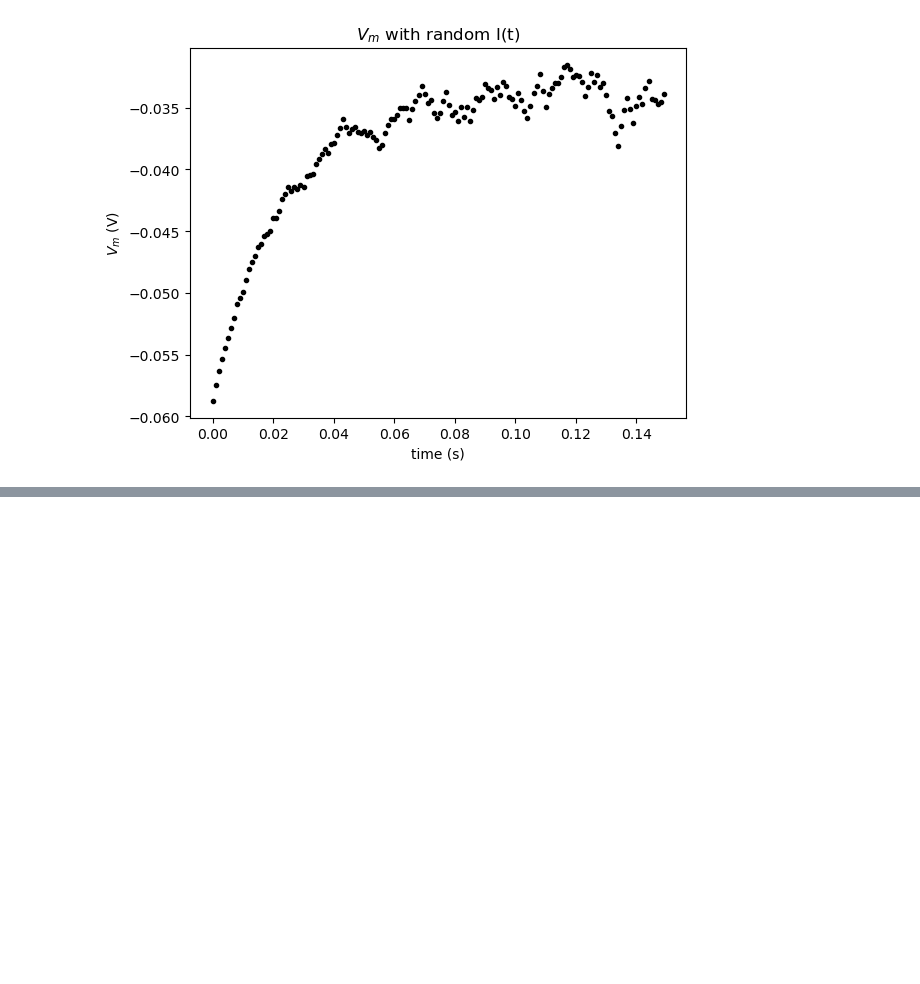
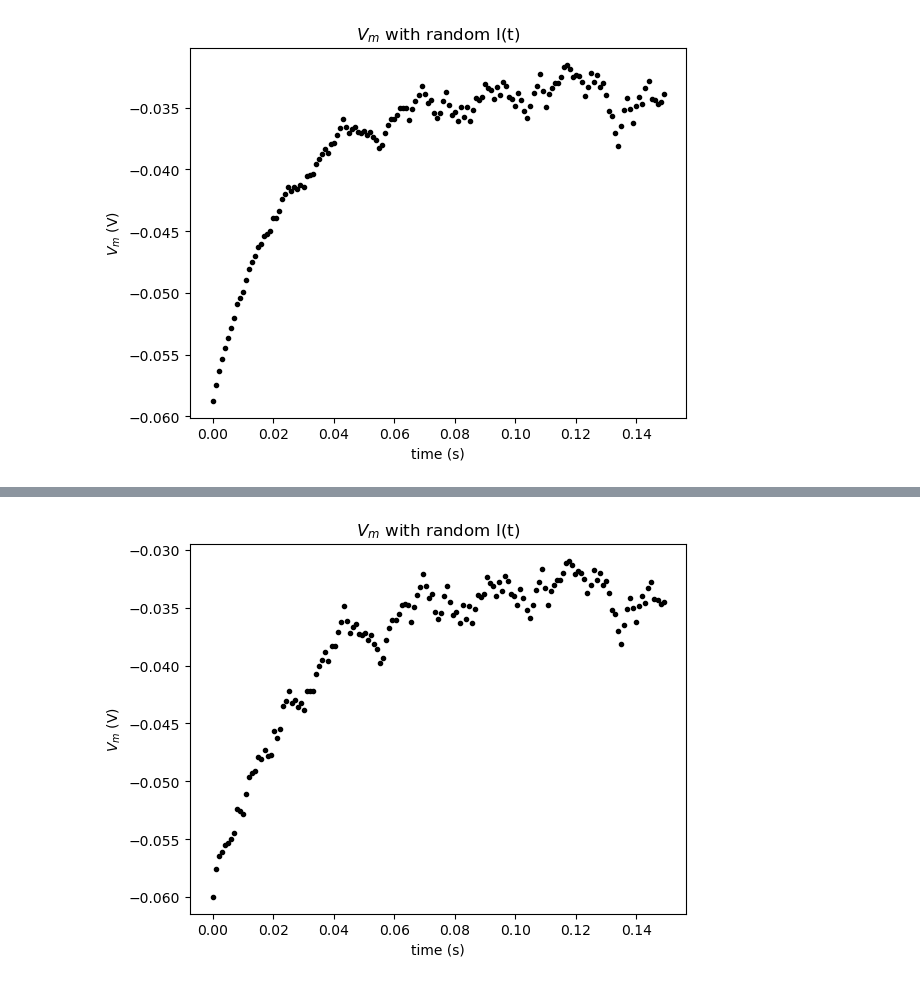
Before and after one commit to 322Simon/Neuromatchacademy, a Jupyter notebook: LIF_Neuron_Part_I.ipynb, the cells around one changed output, grey strips where cells are left out. Cells and saved outputs as stored; diff of their text form; code cells hidden in the pictures; blank space fills up the shorter version.

```diff
--- a/LIF_Neuron_Part_I.ipynb
+++ b/LIF_Neuron_Part_I.ipynb
@@ -192,0 +356,30 @@ plt.show()
+# %%
+# Set random number generator
+np.random.seed(2020)
+
+# Initialize step_end, t_range, v
+step_end = int(t_max / dt) - 1
+t_range = np.linspace(0, t_max, num=step_end, endpoint=False)
+v = el * np.ones(step_end)
+
+# Simulate current over time
+i = i_mean * (1 + 0.1 * (t_max/dt) ** (0.5) * (2 * np.random.random(step_end) - 1))
+
+
+# Loop for step_end steps
+for step in range(1, step_end):
+
+  # Compute v as function of i
+  v[step] = v[step - 1] + (dt / tau) * (el - v[step - 1] + r*i[step])
+
+
+# Plot membrane potential
+plt.figure()
+plt.title('$V_m$ with random I(t)')
+plt.xlabel('time (s)')
+plt.ylabel('$V_m$ (V)')
+
+plt.plot(t_range, v, 'k.')
+plt.show()
+# %% [output]
+[figure, added]
```
Also changed, not shown: parts of 3 cells of this notebook.
